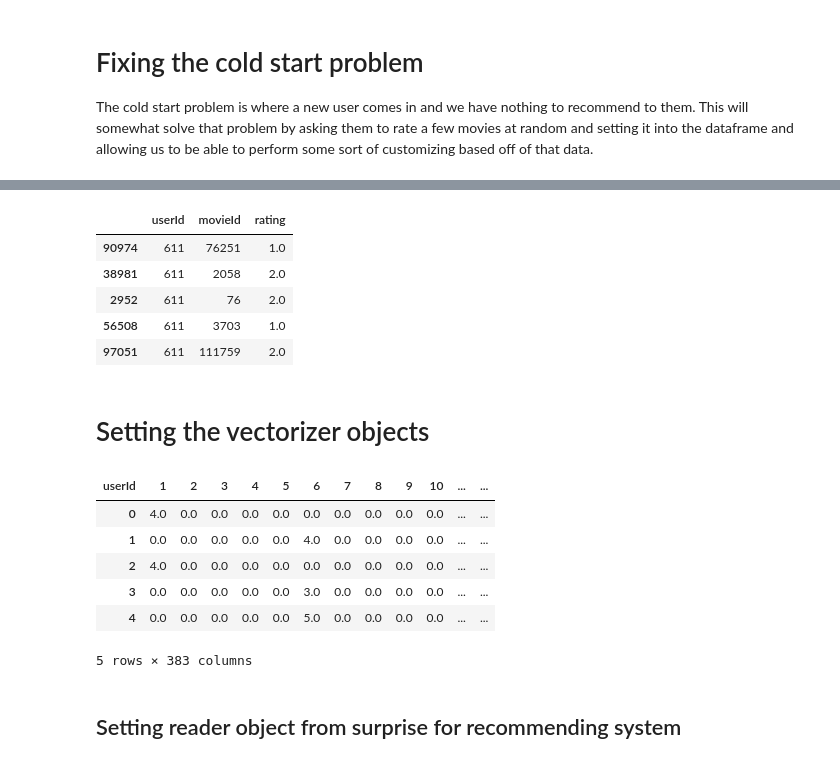
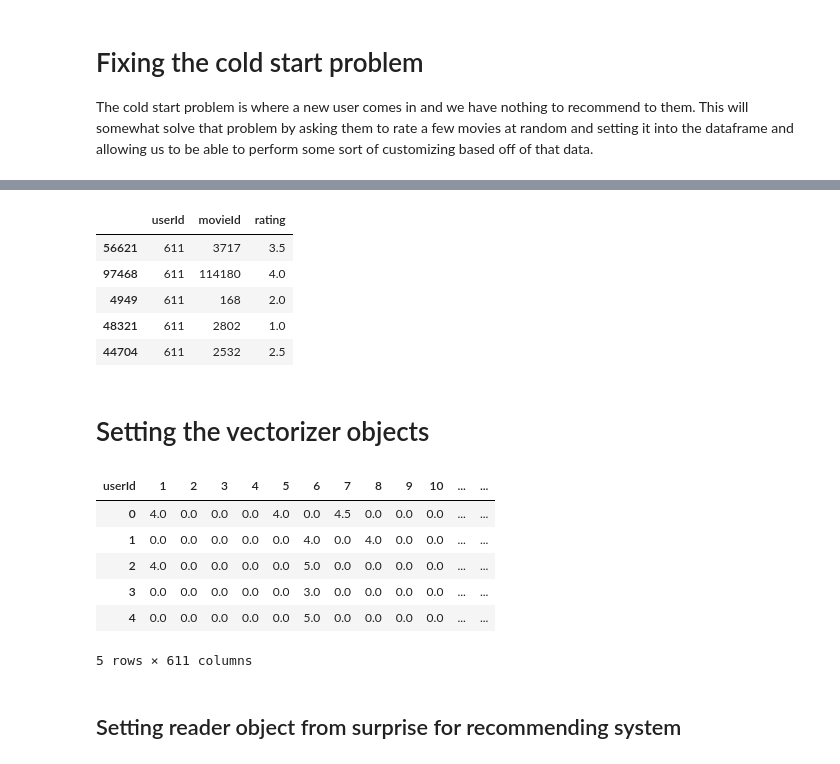
Before and after one commit to Corneth/Movie-Lens-Recommender, a Jupyter notebook: Mod 4 project file.ipynb, the cells around one changed output, grey strips where cells are left out. Drawn from its saved outputs; the diff is of its cells as text; code cells hidden in the pictures.

```diff
--- a/Mod 4 project file.ipynb
+++ b/Mod 4 project file.ipynb
@@ -306,13 +305,13 @@ ratings.tail()
 # %%
-ratings = ratings.drop(['title','genres','release year'],axis = 1)
+# ratings = ratings.drop(['title','genres','release year'],axis = 1)
 # %%
 ratings.tail()
 # %% [output]
 |  | userId | movieId | rating |
-| 90974 | 611 | 76251 | 1.0 |
-| 38981 | 611 | 2058 | 2.0 |
-| 2952 | 611 | 76 | 2.0 |
-| 56508 | 611 | 3703 | 1.0 |
-| 97051 | 611 | 111759 | 2.0 |
+| 56621 | 611 | 3717 | 3.5 |
+| 97468 | 611 | 114180 | 4.0 |
+| 4949 | 611 | 168 | 2.0 |
+| 48321 | 611 | 2802 | 1.0 |
+| 44704 | 611 | 2532 | 2.5 |
 # %% [markdown]
 # Setting the vectorizer objects
@@ -321,15 +318,15 @@ matrix = ratings.drop_duplicates(subset = 'movieId',keep = 'first')
 # %%
-ratings_pivot = matrix.pivot(index = 'movieId',columns = 'userId', values='rating').reset_index(drop = True)
+ratings_pivot = ratings.pivot(index = 'movieId',columns = 'userId', values='rating').reset_index(drop = True)
 ratings_pivot.fillna(0, inplace = True)
 ratings_pivot.head()
 # %% [output]
 | userId | 1 | 2 | 3 | 4 | 5 | 6 | 7 | 8 | 9 | 10 | ... | ... |
-| 0 | 4.0 | 0.0 | 0.0 | 0.0 | 0.0 | 0.0 | 0.0 | 0.0 | 0.0 | 0.0 | ... | ... |
-| 1 | 0.0 | 0.0 | 0.0 | 0.0 | 0.0 | 4.0 | 0.0 | 0.0 | 0.0 | 0.0 | ... | ... |
-| 2 | 4.0 | 0.0 | 0.0 | 0.0 | 0.0 | 0.0 | 0.0 | 0.0 | 0.0 | 0.0 | ... | ... |
+| 0 | 4.0 | 0.0 | 0.0 | 0.0 | 4.0 | 0.0 | 4.5 | 0.0 | 0.0 | 0.0 | ... | ... |
+| 1 | 0.0 | 0.0 | 0.0 | 0.0 | 0.0 | 4.0 | 0.0 | 4.0 | 0.0 | 0.0 | ... | ... |
+| 2 | 4.0 | 0.0 | 0.0 | 0.0 | 0.0 | 5.0 | 0.0 | 0.0 | 0.0 | 0.0 | ... | ... |
 | 3 | 0.0 | 0.0 | 0.0 | 0.0 | 0.0 | 3.0 | 0.0 | 0.0 | 0.0 | 0.0 | ... | ... |
 | 4 | 0.0 | 0.0 | 0.0 | 0.0 | 0.0 | 5.0 | 0.0 | 0.0 | 0.0 | 0.0 | ... | ... |
-5 rows × 383 columns
+5 rows × 611 columns
 # %% [markdown]
 ## Setting reader object from surprise for recommending system
 # %%
```
Also changed, not shown: parts of 21 cells of this notebook, 6 other files.
